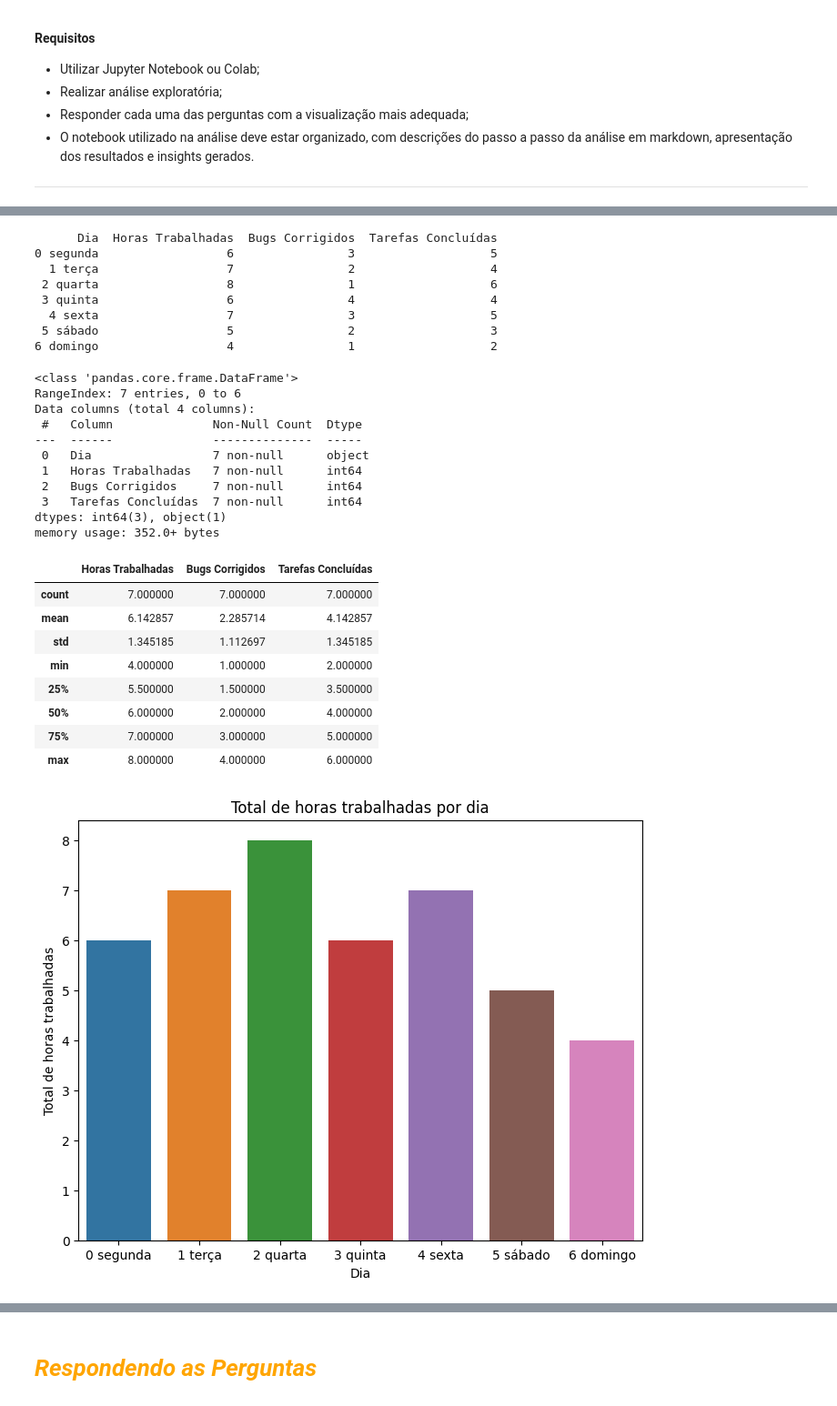
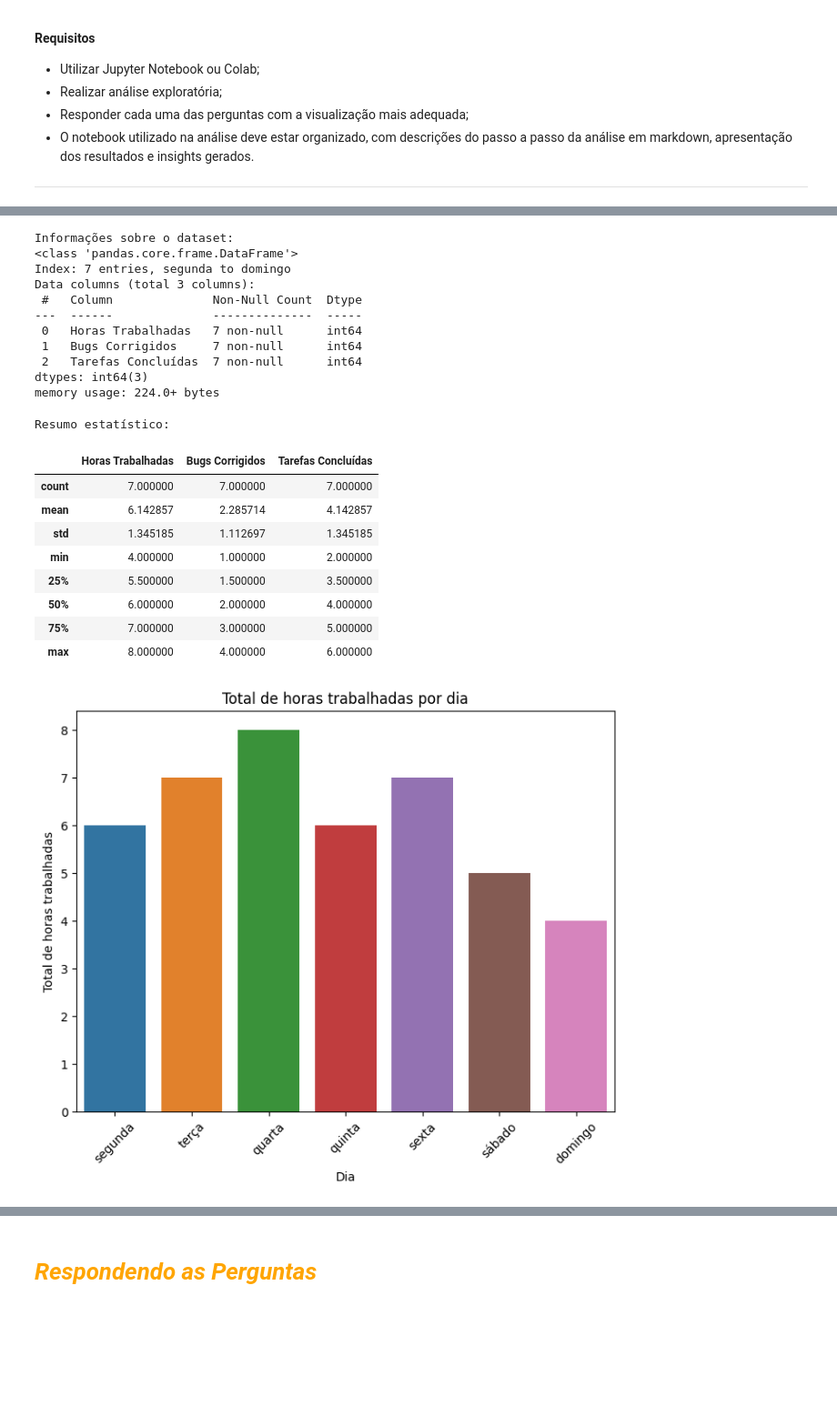
Before and after one commit to julianapvh/projeto_individual_modulo_04, a Jupyter notebook: projeto_individual.ipynb, the cells around one changed output, grey strips where cells are left out. Shown: that part at 91% size. Drawn from its saved outputs; the diff is of its cells as text; code cells hidden in the pictures; blank space fills up the shorter version.

```diff
--- a/projeto_individual.ipynb
+++ b/projeto_individual.ipynb
@@ -46 +43,7 @@ dados = pd.read_csv(url)
+# %%
+# Corrigindo o problema na coluna "Dia"
+dados["Dia"] = dados["Dia"].str.split().str[-1]
+# %%
+# Definindo a coluna "Dia" como índice do DataFrame
+dados.set_index("Dia", inplace=True)
 # %%
@@ -61,35 +61,25 @@ print(tabulate(df, headers="keys", tablefmt="github", showindex=False))
-# %%
-print(dados.to_string(index=False))
-# %% [output]
-      Dia  Horas Trabalhadas  Bugs Corrigidos  Tarefas Concluídas
-0 segunda                  6                3                   5
-  1 terça                  7                2                   4
- 2 quarta                  8                1                   6
- 3 quinta                  6                4                   4
-  4 sexta                  7                3                   5
- 5 sábado                  5                2                   3
-6 domingo                  4                1                   2
 # %%
 # Informações
-
+print("Informações sobre o dataset:")
 dados.info()
 # %% [output]
+Informações sobre o dataset:
 <class 'pandas.core.frame.DataFrame'>
-RangeIndex: 7 entries, 0 to 6
-Data columns (total 4 columns):
+Index: 7 entries, segunda to domingo
+Data columns (total 3 columns):
  #   Column              Non-Null Count  Dtype
 ---  ------              --------------  -----
- 0   Dia                 7 non-null      object
- 1   Horas Trabalhadas   7 non-null      int64
- 2   Bugs Corrigidos     7 non-null      int64
- 3   Tarefas Concluídas  7 non-null      int64
-dtypes: int64(3), object(1)
-memory usage: 352.0+ bytes
+ 0   Horas Trabalhadas   7 non-null      int64
+ 1   Bugs Corrigidos     7 non-null      int64
+ 2   Tarefas Concluídas  7 non-null      int64
+dtypes: int64(3)
+memory usage: 224.0+ bytes
 # %%
-# Resumo
-
+# Resumo estatístico do dataset
+print("Resumo estatístico:")
 dados.describe()
 # %% [output]
+Resumo estatístico:
 |  | Horas Trabalhadas | Bugs Corrigidos | Tarefas Concluídas |
 | count | 7.000000 | 7.000000 | 7.000000 |
 | mean | 6.142857 | 2.285714 | 4.142857 |
@@ -101,14 +91,14 @@ dados.describe()
 | max | 8.000000 | 4.000000 | 6.000000 |
 # %%
 # Visualizar gráfico de barras para as Horas Trabalhadas
-
 plt.figure(figsize=(8, 6))
-sns.barplot(data=dados, x="Dia", y="Horas Trabalhadas")
+sns.barplot(data=dados, x=dados.index, y="Horas Trabalhadas")
 plt.title("Total de horas trabalhadas por dia")
 plt.xlabel("Dia")
 plt.ylabel("Total de horas trabalhadas")
+plt.xticks(rotation=45)  # Rotaciona os rótulos dos dias para melhor visualização
 plt.show()
 # %% [output]
-[figure, old version]
+[figure, new version]
 # %%
 # Visualizar gráfico de barras para os Bugs Corrigidos
```
Also changed, not shown: parts of 11 cells of this notebook.
